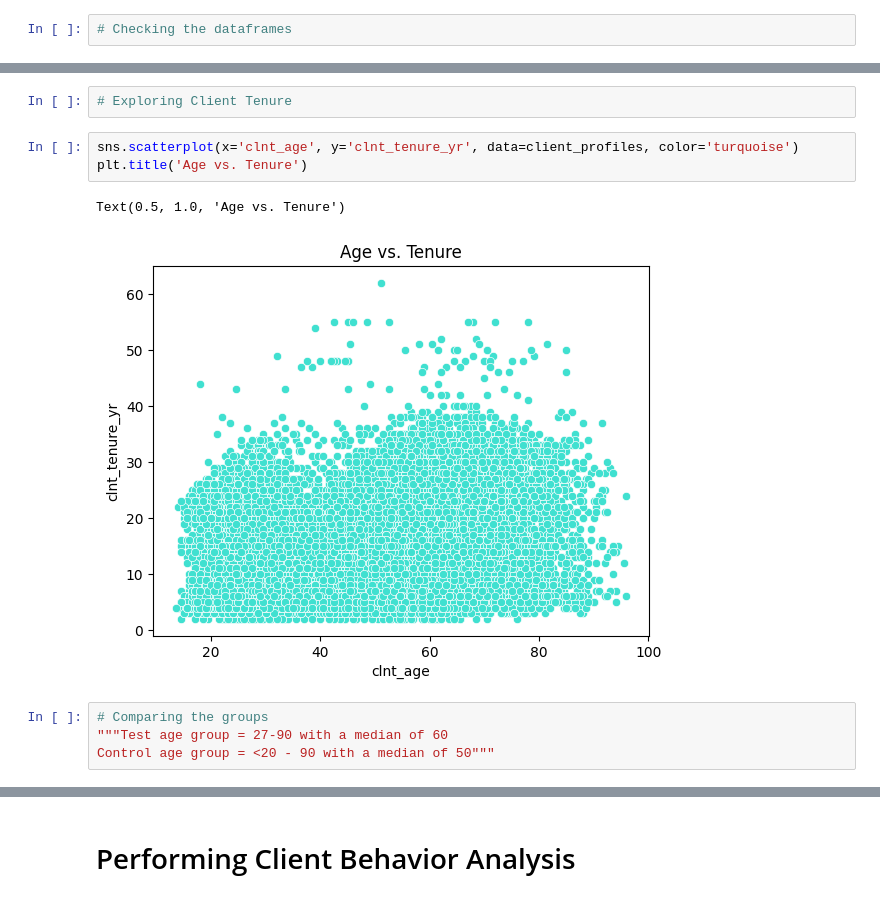
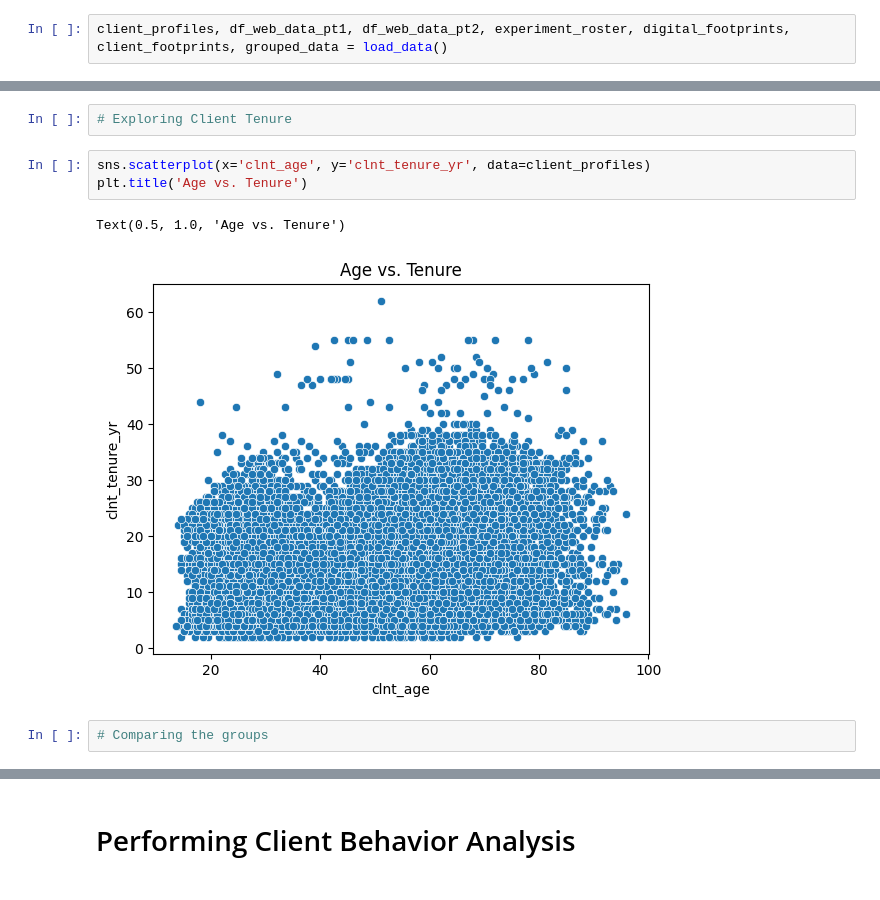
Before and after one commit to nlewism/Project-A-B-Testing-Analysis, a Jupyter notebook: src/jupyter notebook/Data Wrangling.ipynb, the cells around one changed output, grey strips where cells are left out. Cells and saved outputs as stored; diff of their text form.

```diff
--- a/src/jupyter notebook/Data Wrangling.ipynb
+++ b/src/jupyter notebook/Data Wrangling.ipynb
@@ -12,2 +6,2 @@ digital_footprints = pd.merge(df_web_data_pt1,df_web_data_pt2, on='client_id')
 # %%
-# Checking the dataframes
+client_profiles, df_web_data_pt1, df_web_data_pt2, experiment_roster, digital_footprints, client_footprints, grouped_data = load_data()
@@ -309,13 +400,11 @@ Text(0.5, 1.0, 'Distribution of Clients by Age Group')
 # %%
 # Exploring Client Tenure
 # %%
-sns.scatterplot(x='clnt_age', y='clnt_tenure_yr', data=client_profiles, color='turquoise')
+sns.scatterplot(x='clnt_age', y='clnt_tenure_yr', data=client_profiles)
 plt.title('Age vs. Tenure')
 # %% [output]
 Text(0.5, 1.0, 'Age vs. Tenure')
-[figure, old version]
+[figure, new version]
 # %%
 # Comparing the groups
-"""Test age group = 27-90 with a median of 60
-Control age group = <20 - 90 with a median of 50"""
 # %%
```
Also changed, not shown: parts of 59 cells of this notebook, 6 other files.
